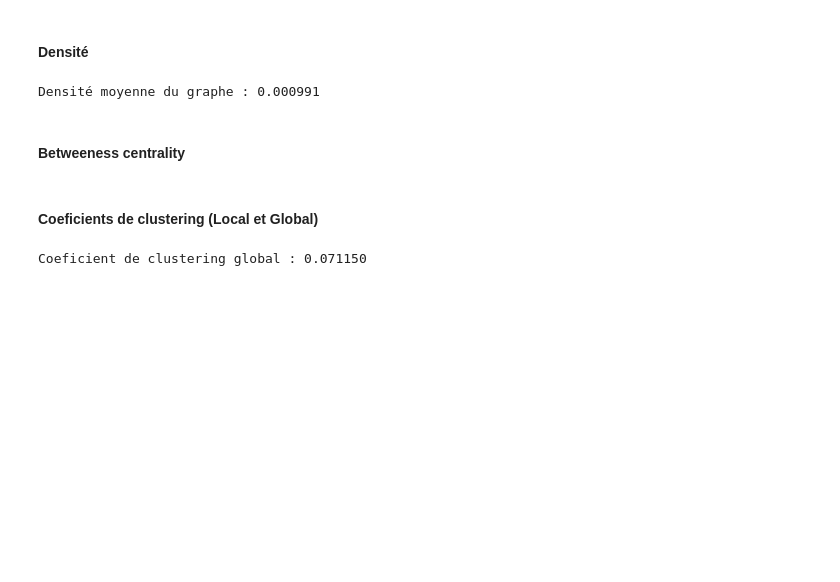
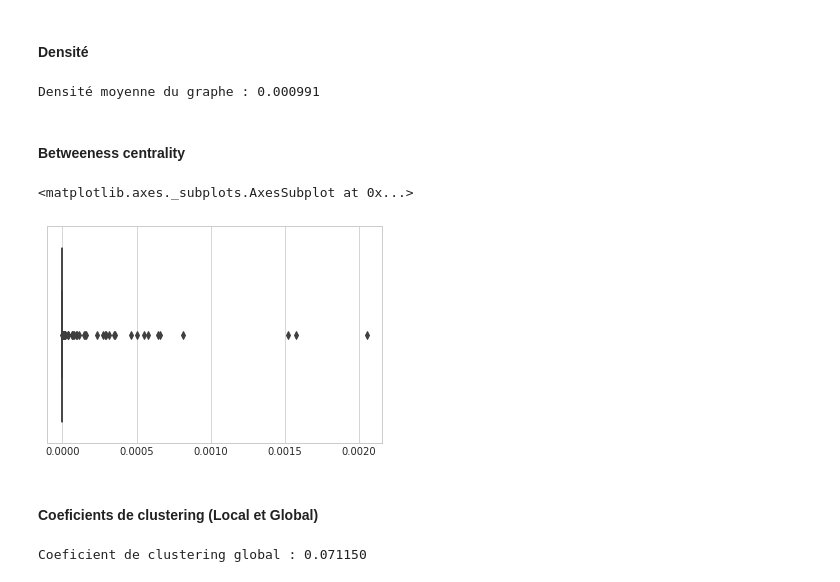
Before and after one commit to Belzenef/TCSP, a Jupyter notebook: Exercice1.ipynb, the cells around one changed output. Drawn from its saved outputs; the diff is of its cells as text; code cells hidden in the pictures; blank space fills up the shorter version.

```diff
--- a/Exercice1.ipynb
+++ b/Exercice1.ipynb
@@ -191,3 +234,10 @@ Densité moyenne du graphe : 0.000991
+# %%
+BC=nx.betweenness_centrality(G)
+# %%
+sns.boxplot(BC.values())
+# %% [output]
+<matplotlib.axes._subplots.AxesSubplot at 0x...>
+[figure, added]
 # %% [markdown]
 #### Coeficients de clustering (Local et Global)
 # %%
```
Also changed, not shown: parts of 11 cells of this notebook.
